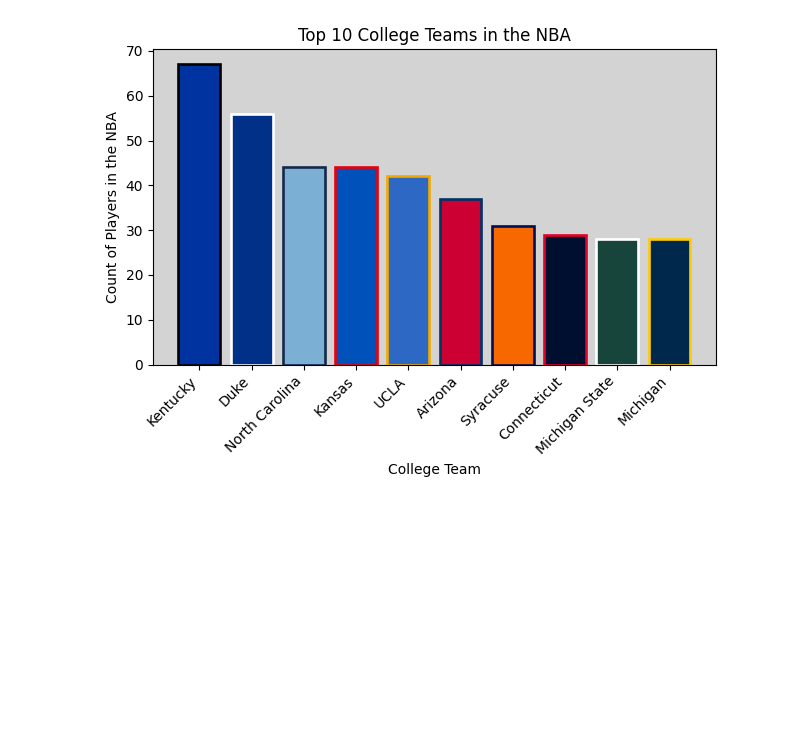
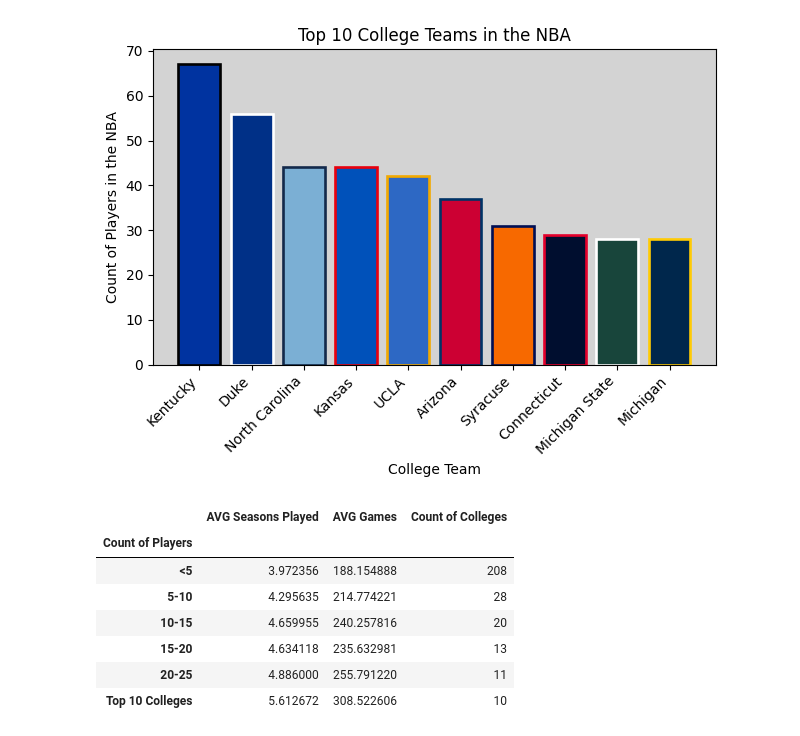
Before and after one commit to kcwaggs/project_1, a Jupyter notebook: casey/casey.ipynb, the cells around one changed output. Drawn from its saved outputs; the diff is of its cells as text; code cells hidden in the pictures; blank space fills up the shorter version.

```diff
--- a/casey/casey.ipynb
+++ b/casey/casey.ipynb
@@ -66,6 +43,6 @@ all_seasons = all_seasons.to_csv("resources/all_seasons_refreshed.csv")
 # %%
 # read the created CSV and print the results
-seasons_2000_2020_df = pd.DataFrame(pd.read_csv("resources/all_seasons_refreshed.csv"))
+seasons_2000_2020_df = pd.DataFrame(pd.read_csv("resources/all_seasons_revised.csv"))
 seasons_2000_2020_df.head()
 # %% [output]
 |  | Player Name | Team Abbreviation | Age | Player Height | Player Weight | College | Country | Draft Year | ... |
@@ -81,6 +58,12 @@ unique_players = pd.DataFrame(seasons_2000_2020_df['Player Name'].unique(), colu
 age_range_by_player = pd.DataFrame(seasons_2000_2020_df.groupby('Player Name')['Age'].agg(['min', 'max']))
 team_count_by_player = pd.DataFrame(seasons_2000_2020_df.groupby('Player Name')['Team Abbreviation'].nunique())
 total_games_by_player = pd.DataFrame(seasons_2000_2020_df.groupby('Player Name')['Games Played'].sum())
+
+# find a players last team
+last_team_by_player = seasons_2000_2020_df.sort_values('Season', ascending = False)
+last_team_by_player = last_team_by_player.drop_duplicates(subset = 'Player Name', keep = 'first')
+last_team_by_player = pd.DataFrame(last_team_by_player[['Player Name', 'Team Abbreviation']])
+last_team_by_player = last_team_by_player.rename(columns = {'Team Abbreviation': 'Last Team'})
 
 # find the number of seasons a player was in (ensure to remove duplicates for and team transfers)
 season_count = pd.DataFrame(seasons_2000_2020_df[['Player Name', 'Season']].copy())
@@ -104,6 +87,7 @@ merged_df = pd.merge(merged_df, team_count_by_player, on = 'Player Name', how =
 merged_df = pd.merge(merged_df, total_games_by_player, on = 'Player Name', how = 'left')
 merged_df = pd.merge(merged_df, points, on = 'Player Name', how = 'left')
 merged_df = pd.merge(static_data, merged_df, on = 'Player Name', how = 'left')
+merged_df = pd.merge(merged_df, last_team_by_player, on = 'Player Name', how = 'left')
 
 #formatting
 new_columns = {'min': 'Min Age', 'max': 'Max Age', 'Team Abbreviation': 'Team Count', 'Games Played': 'Total Games'}
@@ -184,3 +133,32 @@ plt.savefig('figures/college_to_NBA.png')
 plt.show()
 # %% [output]
 [figure]
+# %%
+career_by_college = merged_df.reset_index()[['Player Name', 'College', 'Season Count', 'Total Games']].copy()
+career_by_college = pd.DataFrame(career_by_college.groupby('College')[['Season Count', 'Total Games']].mean())
+career_by_college = pd.merge(career_by_college, colleges[['College', 'Count of Players']], on='College', how='left')
+
+player_bins = [0, 5, 10, 15, 20, 25, 70]
+player_labels = ['<5', '5-10', '10-15', '15-20', '20-25', 'Top 10 Colleges']
+
+player_career_df = career_by_college.copy()
+player_career_df['Player Bins'] = pd.cut(player_career_df['Count of Players'], bins=player_bins ,labels=player_labels ,include_lowest=True)
+college_by_bin = pd.DataFrame(player_career_df.groupby('Player Bins')['College'].count())
+
+
+player_career_final_df = pd.DataFrame(player_career_df.groupby('Player Bins')[['Season Count', 'Total Games']].mean())
+player_career_final_df = pd.merge(player_career_final_df, college_by_bin, on = 'Player Bins', how = 'left')
+
+final_df_new_columns = {'Player Bins': 'Count of Players', 'Season Count': 'AVG Seasons Played', 'Total Games': 'AVG Games', 'College': 'Count of Colleges'}
+player_career_final_df = player_career_final_df.reset_index().rename(columns = final_df_new_columns)
+player_career_final_df = player_career_final_df.set_index('Count of Players')
+player_career_final_df
+# %% [output]
+|  | AVG Seasons Played | AVG Games | Count of Colleges |
+| Count of Players |  |  |  |
+| <5 | 3.972356 | 188.154888 | 208 |
+| 5-10 | 4.295635 | 214.774221 | 28 |
+| 10-15 | 4.659955 | 240.257816 | 20 |
+| 15-20 | 4.634118 | 235.632981 | 13 |
+| 20-25 | 4.886000 | 255.791220 | 11 |
+| Top 10 Colleges | 5.612672 | 308.522606 | 10 |
```
Also changed, not shown: parts of 7 cells of this notebook, 5 other files.
